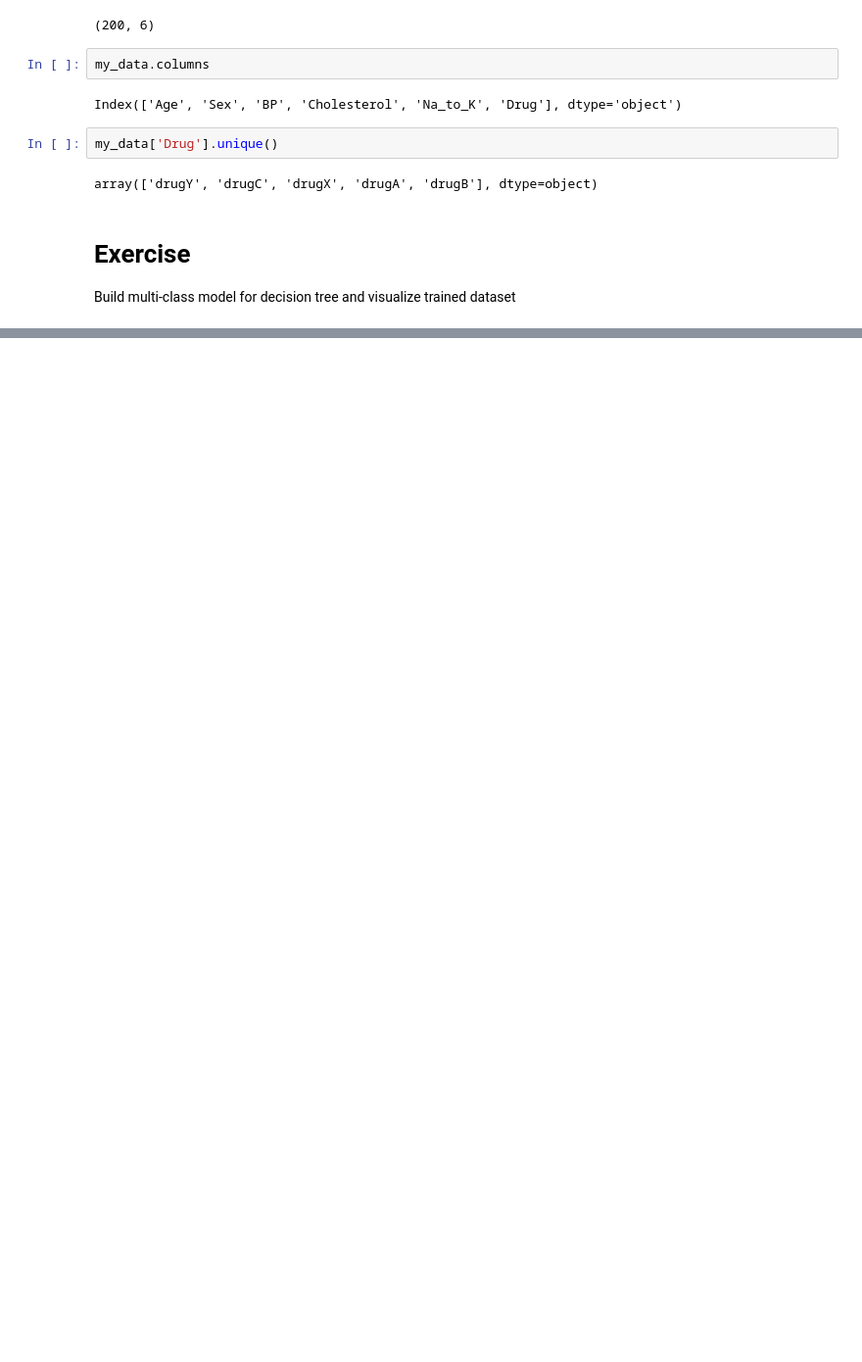
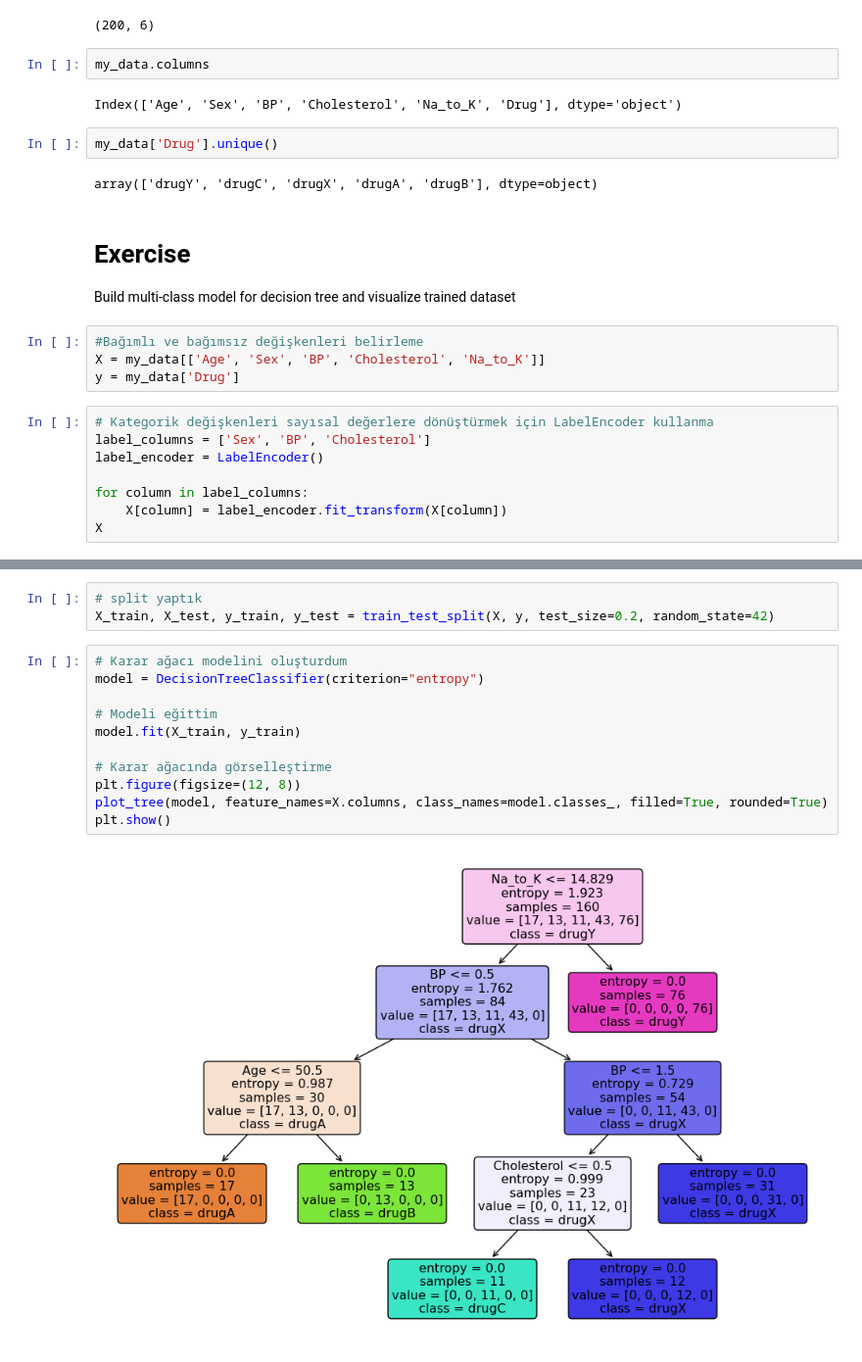
Before and after one commit to BusraSarikaya1/data, a Jupyter notebook: week 7/7-dt-example.ipynb, the cells around one changed output, grey strips where cells are left out. Shown: that part at 98% size. Saved outputs shown, nothing was run; the diff lists cells and outputs as text; blank space fills up the shorter version.

```diff
--- a/week 7/7-dt-example.ipynb
+++ b/week 7/7-dt-example.ipynb
@@ -32,3 +40,15 @@ array(['drugY', 'drugC', 'drugX', 'drugA', 'drugB'], dtype=object)
 # %% [markdown]
 # Exercise
 Build multi-class model for decision tree and visualize trained dataset
+# %%
+#Bağımlı ve bağımsız değişkenleri belirleme
+X = my_data[['Age', 'Sex', 'BP', 'Cholesterol', 'Na_to_K']]
+y = my_data['Drug']
+# %%
+# Kategorik değişkenleri sayısal değerlere dönüştürmek için LabelEncoder kullanma
+label_columns = ['Sex', 'BP', 'Cholesterol']
+label_encoder = LabelEncoder()
+
+for column in label_columns:
+    X[column] = label_encoder.fit_transform(X[column])
+X
@@ -34,0 +84,16 @@ Build multi-class model for decision tree and visualize trained dataset
+# %%
+# split yaptık
+X_train, X_test, y_train, y_test = train_test_split(X, y, test_size=0.2, random_state=42)
+# %%
+# Karar ağacı modelini oluşturdum
+model = DecisionTreeClassifier(criterion="entropy")
+
+# Modeli eğittim
+model.fit(X_train, y_train)
+
+# Karar ağacında görselleştirme
+plt.figure(figsize=(12, 8))
+plot_tree(model, feature_names=X.columns, class_names=model.classes_, filled=True, rounded=True)
+plt.show()
+# %% [output]
+[figure, added]
```
Also changed, not shown: parts of 4 cells of this notebook.
